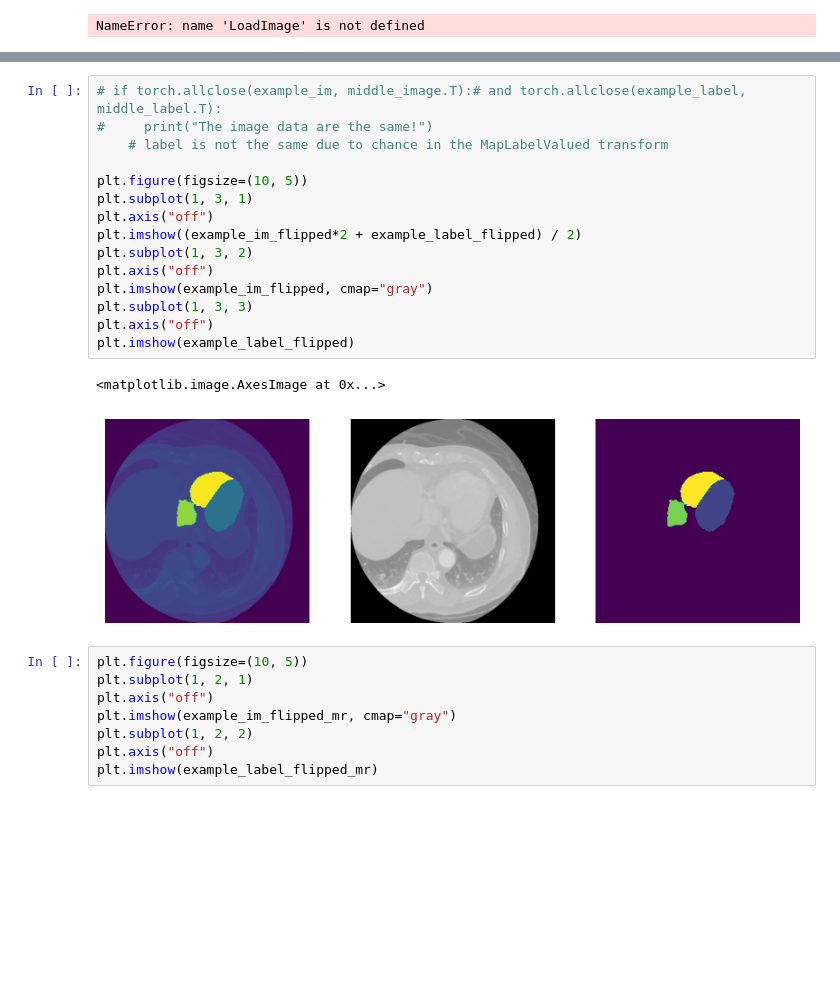
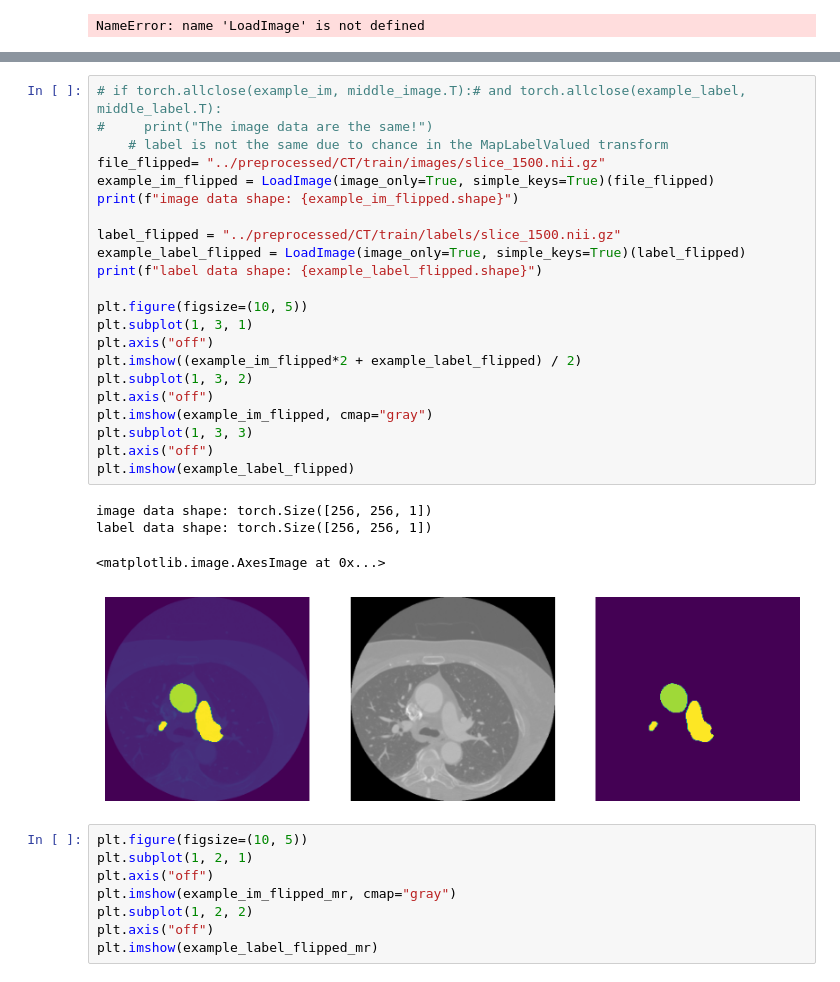
Before and after one commit to Trustworthy-AI-UU-NKI/Cross-Modal-Segmentation, a Jupyter notebook: data/exploratory_notebooks/data_analysis_CT.ipynb, the cells around one changed output, grey strips where cells are left out. Drawn from its saved outputs; the diff is of its cells as text; blank space fills up the shorter version.

```diff
--- a/data/exploratory_notebooks/data_analysis_CT.ipynb
+++ b/data/exploratory_notebooks/data_analysis_CT.ipynb
@@ -194,21 +194,30 @@ label data shape: torch.Size([256, 256, 1])
 # %%
 # if torch.allclose(example_im, middle_image.T):# and torch.allclose(example_label, middle_label.T):
 #     print("The image data are the same!")
     # label is not the same due to chance in the MapLabelValued transform
+file_flipped= "../preprocessed/CT/train/images/slice_1500.nii.gz"
+example_im_flipped = LoadImage(image_only=True, simple_keys=True)(file_flipped)
+print(f"image data shape: {example_im_flipped.shape}")
+
+label_flipped = "../preprocessed/CT/train/labels/slice_1500.nii.gz"
+example_label_flipped = LoadImage(image_only=True, simple_keys=True)(label_flipped)
+print(f"label data shape: {example_label_flipped.shape}")
 
 plt.figure(figsize=(10, 5))
 plt.subplot(1, 3, 1)
 plt.axis("off")
 plt.imshow((example_im_flipped*2 + example_label_flipped) / 2)
 plt.subplot(1, 3, 2)
 plt.axis("off")
 plt.imshow(example_im_flipped, cmap="gray")
 plt.subplot(1, 3, 3)
 plt.axis("off")
 plt.imshow(example_label_flipped)
 # %% [output]
-<matplotlib.image.AxesImage at 0x...>
+image data shape: torch.Size([256, 256, 1])
+label data shape: torch.Size([256, 256, 1])
+<matplotlib.image.AxesImage at 0x...>
-[figure, old version]
+[figure, new version]
 # %%
 plt.figure(figsize=(10, 5))
 plt.subplot(1, 2, 1)
```
Also changed, not shown: parts of 1 cell of this notebook, 3 other files.
